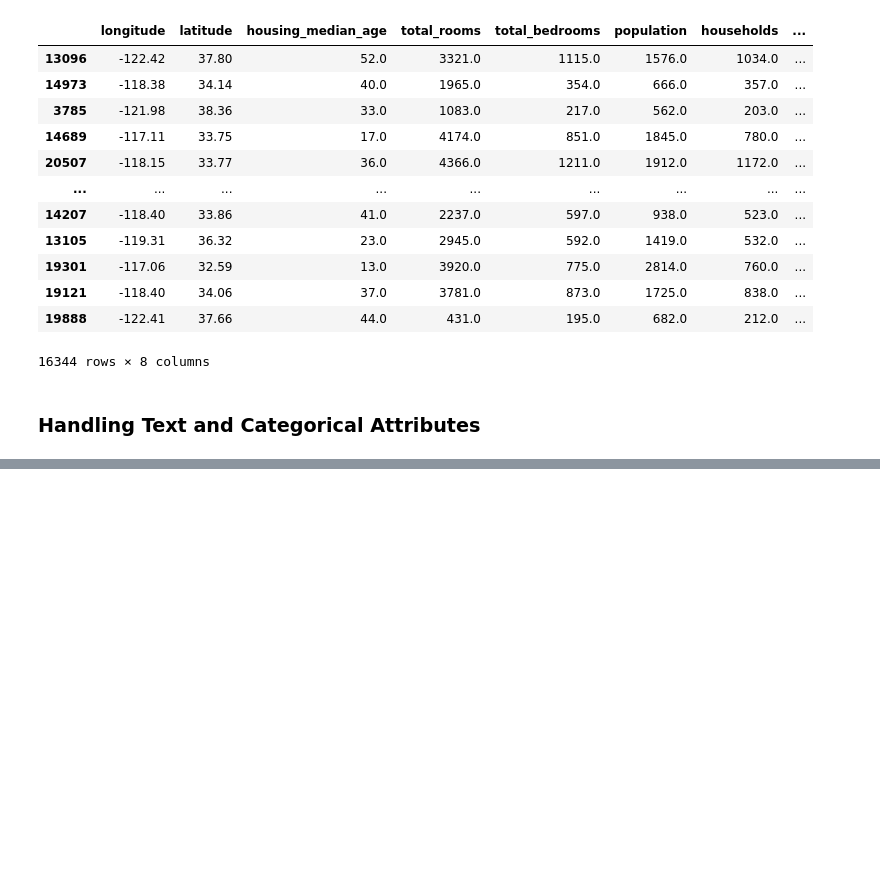
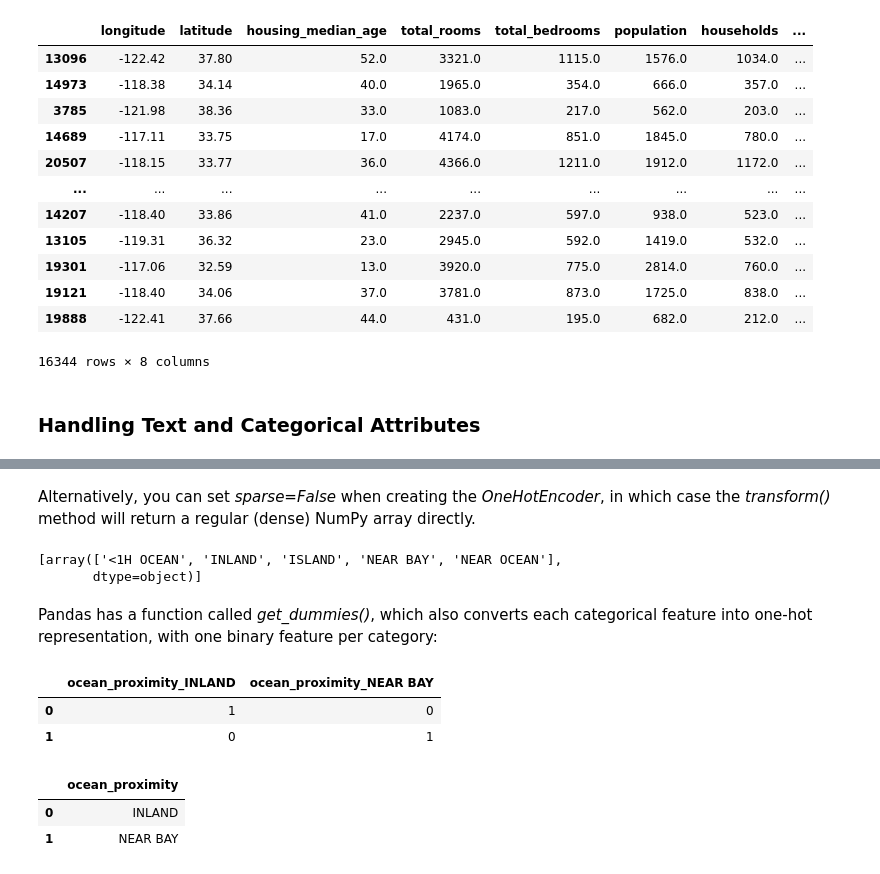
Before and after one commit to SocioPJ/HandsOn-ML, a Jupyter notebook: Chapter2_End-to-End_Machine_Learning_Project/California_House_Prices_Prediction/main.ipynb, the cells around one changed output, grey strips where cells are left out. Saved outputs shown, nothing was run; the diff lists cells and outputs as text; code cells hidden in the pictures; blank space fills up the shorter version.

```diff
--- a/Chapter2_End-to-End_Machine_Learning_Project/California_House_Prices_Prediction/main.ipynb
+++ b/Chapter2_End-to-End_Machine_Learning_Project/California_House_Prices_Prediction/main.ipynb
@@ -510,0 +582,22 @@ housing_tr
+# %% [markdown]
+Alternatively, you can set *sparse=False* when creating the *OneHotEncoder*, in which case the *transform()* method will return a regular (dense) NumPy array directly.
+# %%
+cat_encoder.categories_
+# %% [output]
+[array(['<1H OCEAN', 'INLAND', 'ISLAND', 'NEAR BAY', 'NEAR OCEAN'],
+       dtype=object)]
+# %% [markdown]
+Pandas has a function called *get_dummies()*, which also converts each categorical feature into one-hot representation, with one binary feature per category:
+# %%
+df_test = pd.DataFrame({"ocean_proximity":["INLAND","NEAR BAY"]})
+pd.get_dummies(df_test)
+# %% [output]
+|  | ocean_proximity_INLAND | ocean_proximity_NEAR BAY |
+| 0 | 1 | 0 |
+| 1 | 0 | 1 |
+# %%
+df_test
+# %% [output]
+|  | ocean_proximity |
+| 0 | INLAND |
+| 1 | NEAR BAY |
```
Also changed, not shown: parts of 21 cells of this notebook.
